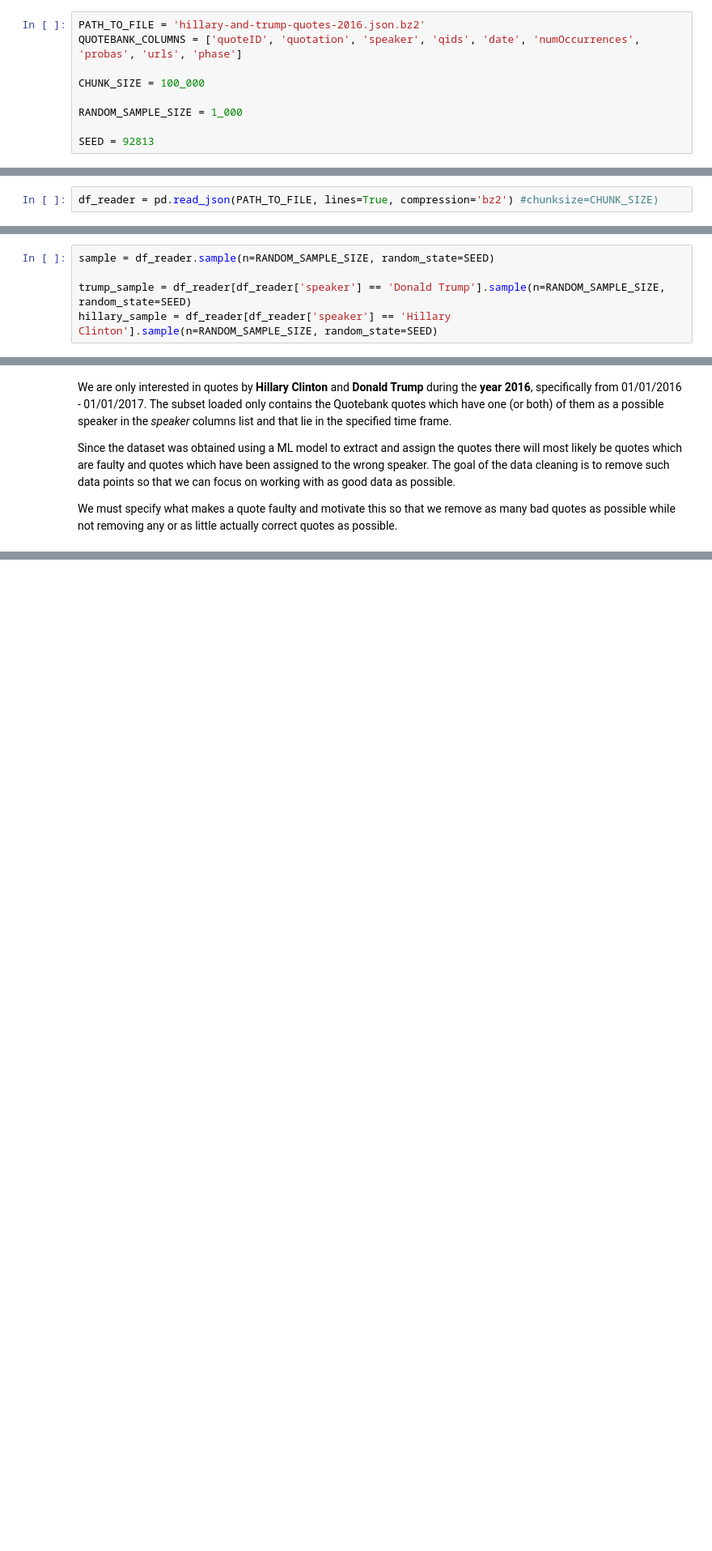
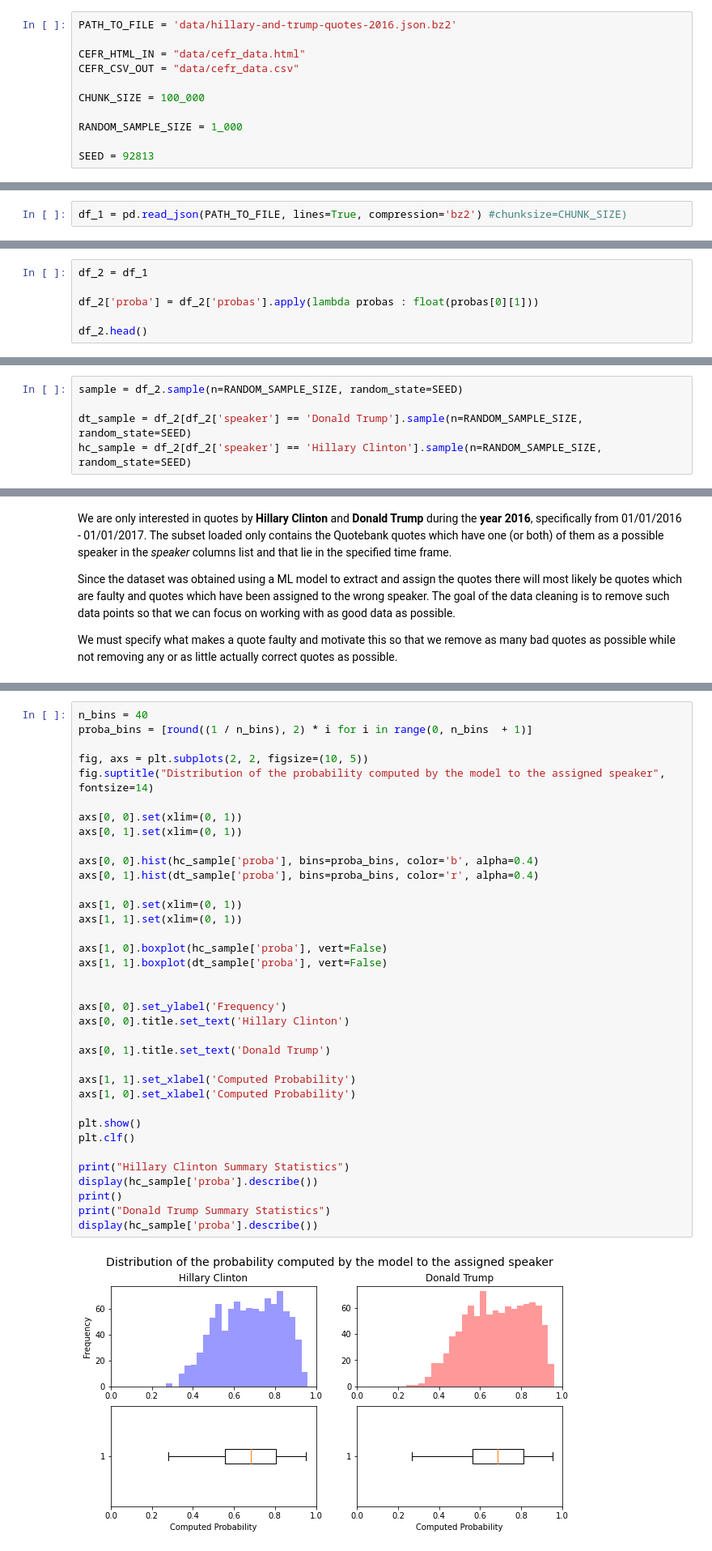
Before and after one commit to epfl-ada/ada-2021-project-radar, a Jupyter notebook: Milestone2.ipynb, the cells around one changed output, grey strips where cells are left out. Shown at 81% size. Cells and saved outputs as stored; diff of their text form; blank space fills up the shorter version.

```diff
--- a/Milestone2.ipynb
+++ b/Milestone2.ipynb
@@ -10,6 +43,8 @@ import matplotlib.pyplot as plt
 # %%
-PATH_TO_FILE = 'hillary-and-trump-quotes-2016.json.bz2'
-QUOTEBANK_COLUMNS = ['quoteID', 'quotation', 'speaker', 'qids', 'date', 'numOccurrences', 'probas', 'urls', 'phase']
+PATH_TO_FILE = 'data/hillary-and-trump-quotes-2016.json.bz2'
+
+CEFR_HTML_IN = "data/cefr_data.html"
+CEFR_CSV_OUT = "data/cefr_data.csv"
 
 CHUNK_SIZE = 100_000
 
@@ -21,2 +86,2 @@ SEED = 92813
 # %%
-df_reader = pd.read_json(PATH_TO_FILE, lines=True, compression='bz2') #chunksize=CHUNK_SIZE)
+df_1 = pd.read_json(PATH_TO_FILE, lines=True, compression='bz2') #chunksize=CHUNK_SIZE)
@@ -25,0 +90,6 @@ Instead of running such investigations on the entire dataset we will apply it to
+# %%
+df_2 = df_1
+
+df_2['proba'] = df_2['probas'].apply(lambda probas : float(probas[0][1]))
+
+df_2.head()
@@ -26,6 +105,6 @@ Instead of running such investigations on the entire dataset we will apply it to
 # %%
-sample = df_reader.sample(n=RANDOM_SAMPLE_SIZE, random_state=SEED)
+sample = df_2.sample(n=RANDOM_SAMPLE_SIZE, random_state=SEED)
 
-trump_sample = df_reader[df_reader['speaker'] == 'Donald Trump'].sample(n=RANDOM_SAMPLE_SIZE, random_state=SEED)
-hillary_sample = df_reader[df_reader['speaker'] == 'Hillary Clinton'].sample(n=RANDOM_SAMPLE_SIZE, random_state=SEED)
+dt_sample = df_2[df_2['speaker'] == 'Donald Trump'].sample(n=RANDOM_SAMPLE_SIZE, random_state=SEED)
+hc_sample = df_2[df_2['speaker'] == 'Hillary Clinton'].sample(n=RANDOM_SAMPLE_SIZE, random_state=SEED)
 # %% [markdown]
@@ -68,0 +130,38 @@ Min Proba (Hillary): 0.281
+# %%
+n_bins = 40
+proba_bins = [round((1 / n_bins), 2) * i for i in range(0, n_bins  + 1)]
+
+fig, axs = plt.subplots(2, 2, figsize=(10, 5))
+fig.suptitle("Distribution of the probability computed by the model to the assigned speaker", fontsize=14)
+
+axs[0, 0].set(xlim=(0, 1))
+axs[0, 1].set(xlim=(0, 1))
+
+axs[0, 0].hist(hc_sample['proba'], bins=proba_bins, color='b', alpha=0.4)
+axs[0, 1].hist(dt_sample['proba'], bins=proba_bins, color='r', alpha=0.4)
+
+axs[1, 0].set(xlim=(0, 1))
+axs[1, 1].set(xlim=(0, 1))
+
+axs[1, 0].boxplot(hc_sample['proba'], vert=False)
+axs[1, 1].boxplot(dt_sample['proba'], vert=False)
+
+
+axs[0, 0].set_ylabel('Frequency')
+axs[0, 0].title.set_text('Hillary Clinton')
+
+axs[0, 1].title.set_text('Donald Trump')
+
+axs[1, 1].set_xlabel('Computed Probability')
+axs[1, 0].set_xlabel('Computed Probability')
+
+plt.show()
+plt.clf()
+
+print("Hillary Clinton Summary Statistics")
+display(hc_sample['proba'].describe())
+print()
+print("Donald Trump Summary Statistics")
+display(hc_sample['proba'].describe())
+# %% [output]
+[figure, added]
```
Also changed, not shown: parts of 94 cells of this notebook, 1 other file.
